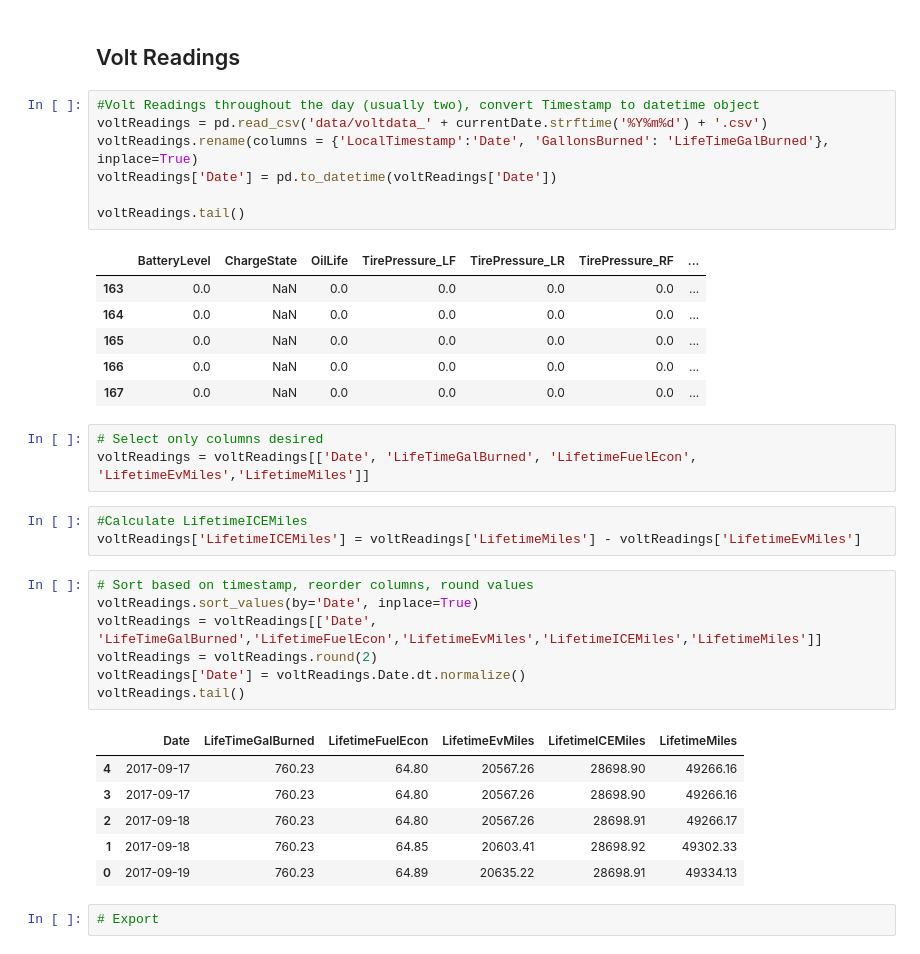
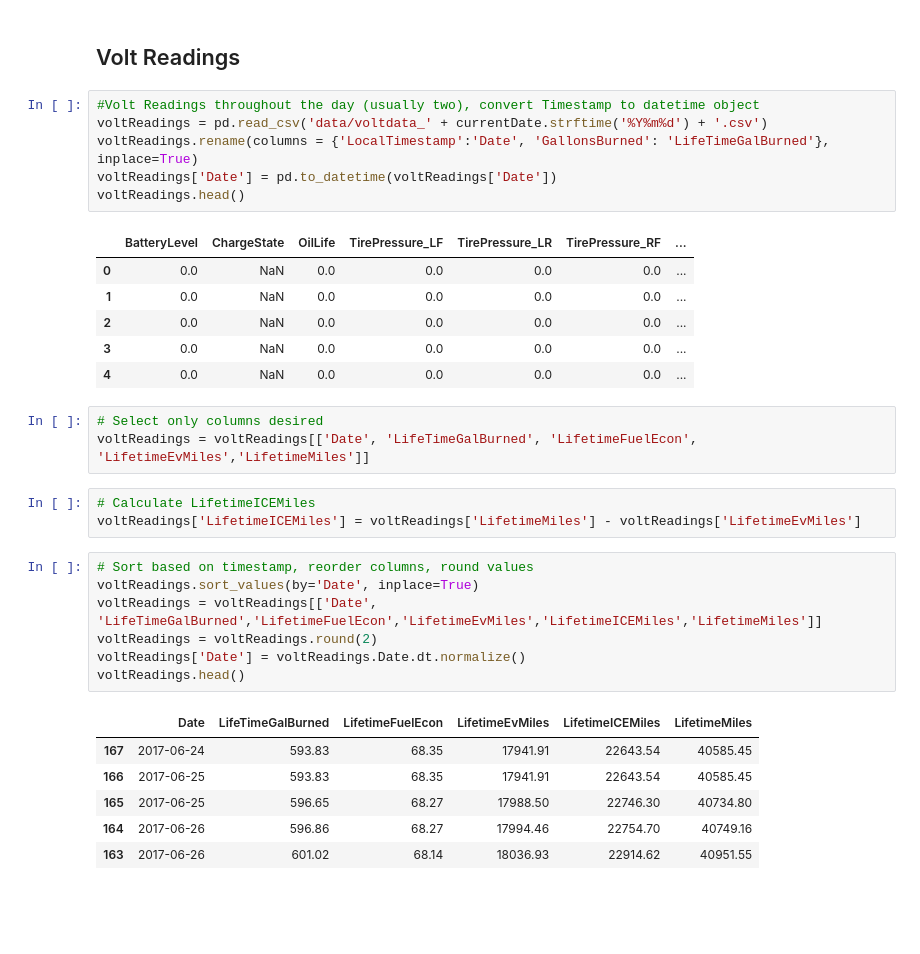
Before and after one commit to derek-palmer/volt-metrics, a Jupyter notebook: jupyter/volume/Volt Analytics.ipynb, the cells around one changed output. Drawn from its saved outputs; the diff is of its cells as text; blank space fills up the shorter version.

```diff
--- a/jupyter/volume/Volt Analytics.ipynb
+++ b/jupyter/volume/Volt Analytics.ipynb
@@ -91,34 +90,31 @@ memory usage: 3.2+ KB
 voltReadings = pd.read_csv('data/voltdata_' + currentDate.strftime('%Y%m%d') + '.csv')
 voltReadings.rename(columns = {'LocalTimestamp':'Date', 'GallonsBurned': 'LifeTimeGalBurned'}, inplace=True)
 voltReadings['Date'] = pd.to_datetime(voltReadings['Date'])
-
-voltReadings.tail()
+voltReadings.head()
 # %% [output]
 |  | BatteryLevel | ChargeState | OilLife | TirePressure_LF | TirePressure_LR | TirePressure_RF | ... |
-| 163 | 0.0 | NaN | 0.0 | 0.0 | 0.0 | 0.0 | ... |
-| 164 | 0.0 | NaN | 0.0 | 0.0 | 0.0 | 0.0 | ... |
-| 165 | 0.0 | NaN | 0.0 | 0.0 | 0.0 | 0.0 | ... |
-| 166 | 0.0 | NaN | 0.0 | 0.0 | 0.0 | 0.0 | ... |
-| 167 | 0.0 | NaN | 0.0 | 0.0 | 0.0 | 0.0 | ... |
+| 0 | 0.0 | NaN | 0.0 | 0.0 | 0.0 | 0.0 | ... |
+| 1 | 0.0 | NaN | 0.0 | 0.0 | 0.0 | 0.0 | ... |
+| 2 | 0.0 | NaN | 0.0 | 0.0 | 0.0 | 0.0 | ... |
+| 3 | 0.0 | NaN | 0.0 | 0.0 | 0.0 | 0.0 | ... |
+| 4 | 0.0 | NaN | 0.0 | 0.0 | 0.0 | 0.0 | ... |
 # %%
 # Select only columns desired
 voltReadings = voltReadings[['Date', 'LifeTimeGalBurned', 'LifetimeFuelEcon', 'LifetimeEvMiles','LifetimeMiles']]
 # %%
-#Calculate LifetimeICEMiles
+# Calculate LifetimeICEMiles
 voltReadings['LifetimeICEMiles'] = voltReadings['LifetimeMiles'] - voltReadings['LifetimeEvMiles']
 # %%
 # Sort based on timestamp, reorder columns, round values
 voltReadings.sort_values(by='Date', inplace=True)
 voltReadings = voltReadings[['Date', 'LifeTimeGalBurned','LifetimeFuelEcon','LifetimeEvMiles','LifetimeICEMiles','LifetimeMiles']]
 voltReadings = voltReadings.round(2)
 voltReadings['Date'] = voltReadings.Date.dt.normalize()
-voltReadings.tail()
+voltReadings.head()
 # %% [output]
 |  | Date | LifeTimeGalBurned | LifetimeFuelEcon | LifetimeEvMiles | LifetimeICEMiles | LifetimeMiles |
-| 4 | 2017-09-17 | 760.23 | 64.80 | 20567.26 | 28698.90 | 49266.16 |
-| 3 | 2017-09-17 | 760.23 | 64.80 | 20567.26 | 28698.90 | 49266.16 |
-| 2 | 2017-09-18 | 760.23 | 64.80 | 20567.26 | 28698.91 | 49266.17 |
-| 1 | 2017-09-18 | 760.23 | 64.85 | 20603.41 | 28698.92 | 49302.33 |
-| 0 | 2017-09-19 | 760.23 | 64.89 | 20635.22 | 28698.91 | 49334.13 |
+| 167 | 2017-06-24 | 593.83 | 68.35 | 17941.91 | 22643.54 | 40585.45 |
+| 166 | 2017-06-25 | 593.83 | 68.35 | 17941.91 | 22643.54 | 40585.45 |
+| 165 | 2017-06-25 | 596.65 | 68.27 | 17988.50 | 22746.30 | 40734.80 |
+| 164 | 2017-06-26 | 596.86 | 68.27 | 17994.46 | 22754.70 | 40749.16 |
+| 163 | 2017-06-26 | 601.02 | 68.14 | 18036.93 | 22914.62 | 40951.55 |
-# %%
-# Export
```
Also changed, not shown: parts of 6 cells of this notebook.
